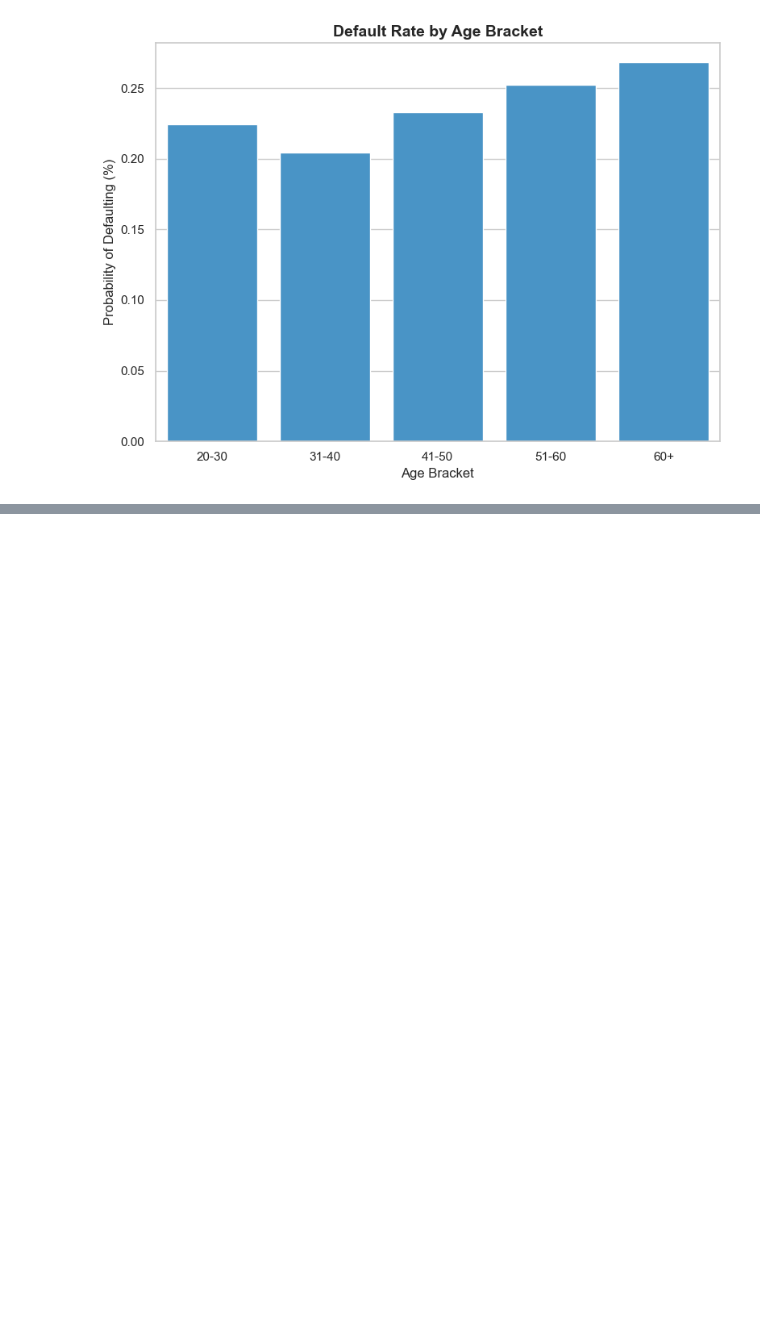
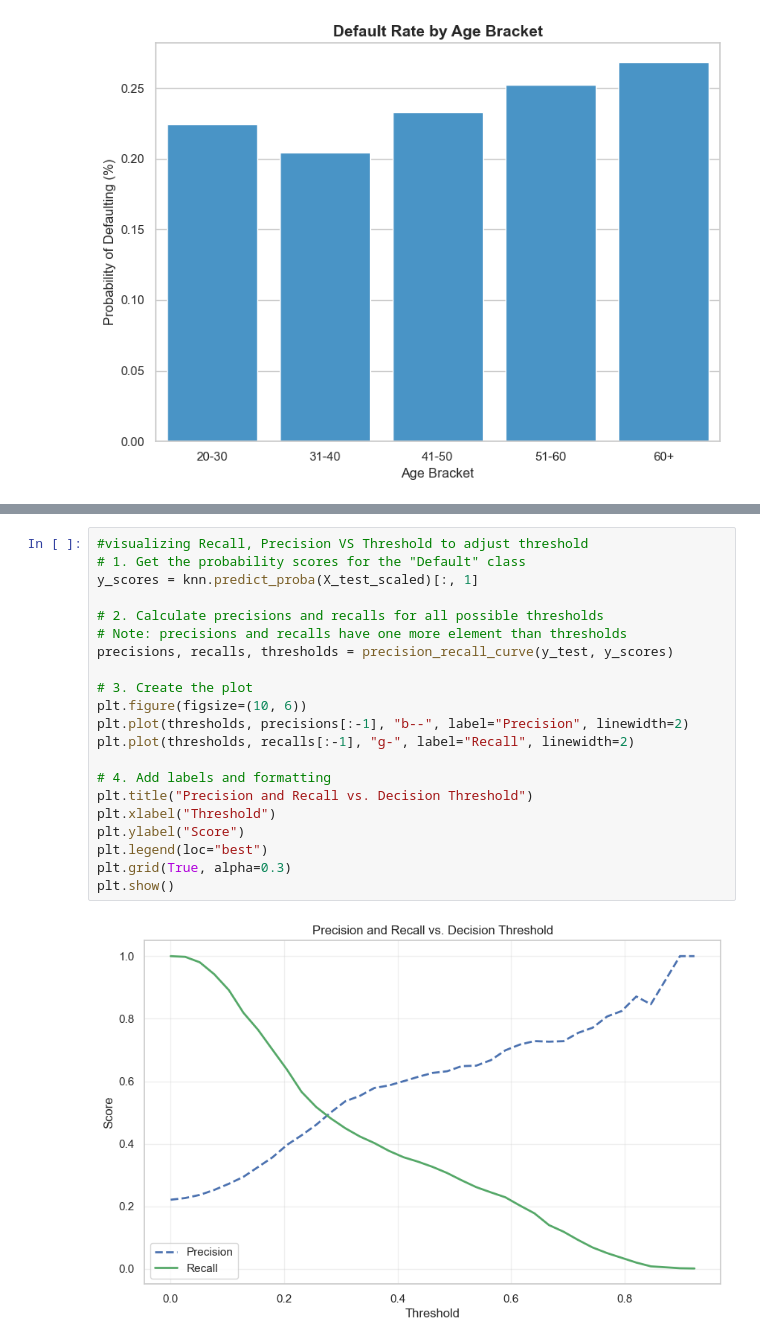
Before and after one commit to Malak23272/MLproject, a Jupyter notebook: defualtcreditcard (1).ipynb, the cells around one changed output, grey strips where cells are left out. Cells and saved outputs as stored; diff of their text form; blank space fills up the shorter version.

```diff
--- a/defualtcreditcard (1).ipynb
+++ b/defualtcreditcard (1).ipynb
@@ -327,0 +402,23 @@ plt.show()
+# %%
+#visualizing Recall, Precision VS Threshold to adjust threshold
+# 1. Get the probability scores for the "Default" class
+y_scores = knn.predict_proba(X_test_scaled)[:, 1]
+
+# 2. Calculate precisions and recalls for all possible thresholds
+# Note: precisions and recalls have one more element than thresholds
+precisions, recalls, thresholds = precision_recall_curve(y_test, y_scores)
+
+# 3. Create the plot
+plt.figure(figsize=(10, 6))
+plt.plot(thresholds, precisions[:-1], "b--", label="Precision", linewidth=2)
+plt.plot(thresholds, recalls[:-1], "g-", label="Recall", linewidth=2)
+
+# 4. Add labels and formatting
+plt.title("Precision and Recall vs. Decision Threshold")
+plt.xlabel("Threshold")
+plt.ylabel("Score")
+plt.legend(loc="best")
+plt.grid(True, alpha=0.3)
+plt.show()
+# %% [output]
+[figure, added]
```
Also changed, not shown: parts of 8 cells of this notebook, 2 other files.
